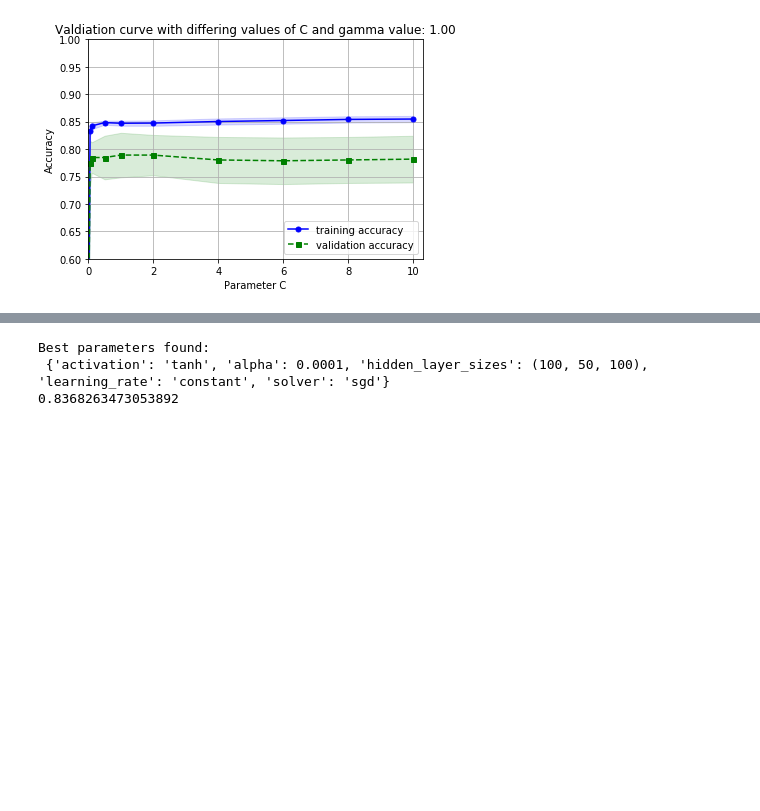
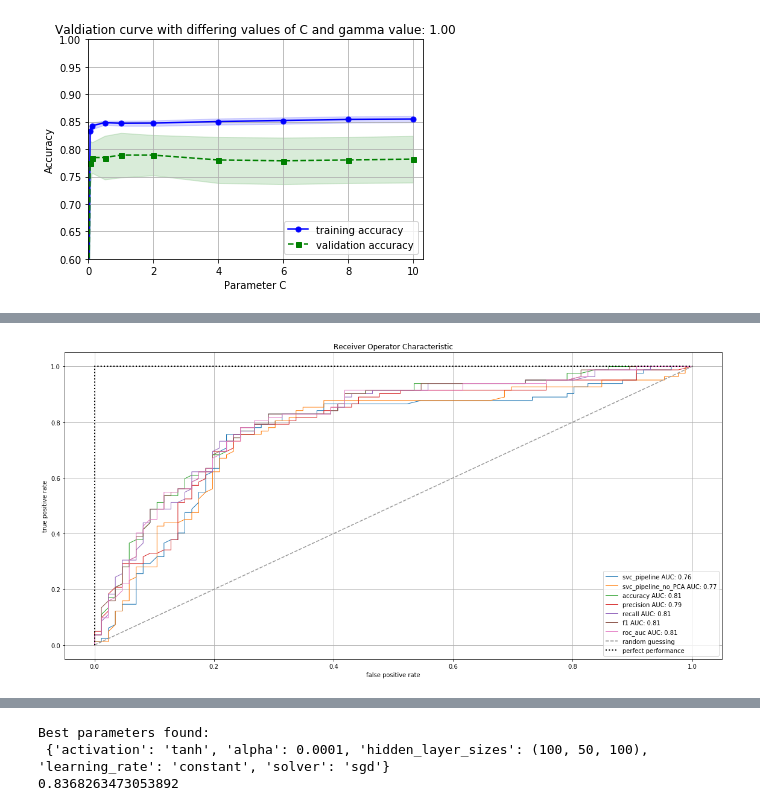
Before and after one commit to liivits/ML, a Jupyter notebook: Untitled.ipynb, the cells around one changed output, grey strips where cells are left out. Cells and saved outputs as stored; diff of their text form; code cells hidden in the pictures; blank space fills up the shorter version.

```diff
--- a/Untitled.ipynb
+++ b/Untitled.ipynb
@@ -532,6 +538,6 @@ pipe_svc.fit(X_train, y_train)
 scores = cross_val_score(estimator=pipe_svc, X=X_train, y=y_train, cv=10, n_jobs=1, verbose=0)
 print('--> Model Training Accuracy: %.3f +/- %.3f' %(np.mean(scores), np.std(scores)))
 
-pipelines.append(( 'svc_pipeline', pipe_svc))
+pipelines_SVC.append(( 'svc_pipeline', pipe_svc))
 # %% [output]
 --> Model Training Accuracy: 0.812 +/- 0.049
@@ -1129,3 +868,49 @@ for i in np.linspace(0.1,1,9):
+# %%
+from sklearn.metrics import roc_curve, auc
+from sklearn.metrics import roc_auc_score
+
+fig = plt.figure(figsize=(16, 8))
+all_tpr = []
+
+for name, model in pipelines_SVC:
+
+    model.fit(X_train, y_train)
+
+    probas = model.predict_proba(X_test)
+    fpr, tpr, thresholds = roc_curve(y_test, probas[:, 1], pos_label=1)
+    roc_auc = auc(fpr, tpr)
+    current_auc = str('%.2f' %roc_auc)
+
+    plt.plot(fpr,
+             tpr,
+             lw=1,
+             label= str(name + ' AUC: ' + current_auc))
+
+plt.plot([0, 1],
+         [0, 1],
+         linestyle='--',
+         color=(0.6, 0.6, 0.6),
+         label='random guessing')
+
+plt.plot([0, 0, 1],
+         [0, 1, 1],
+         lw=2,
+         linestyle=':',
+         color='black',
+         label='perfect performance')
+
+plt.xlim([-0.05, 1.05])
+plt.ylim([-0.05, 1.05])
+plt.grid(True)
+plt.xlabel('false positive rate')
+plt.ylabel('true positive rate')
+plt.title('Receiver Operator Characteristic')
+plt.legend(loc="lower right")
+
+plt.tight_layout()
+plt.show()
+# %% [output]
+[figure, added]
 # %%
 from sklearn.preprocessing import StandardScaler
 import numpy as np
```
Also changed, not shown: parts of 37 cells of this notebook.
